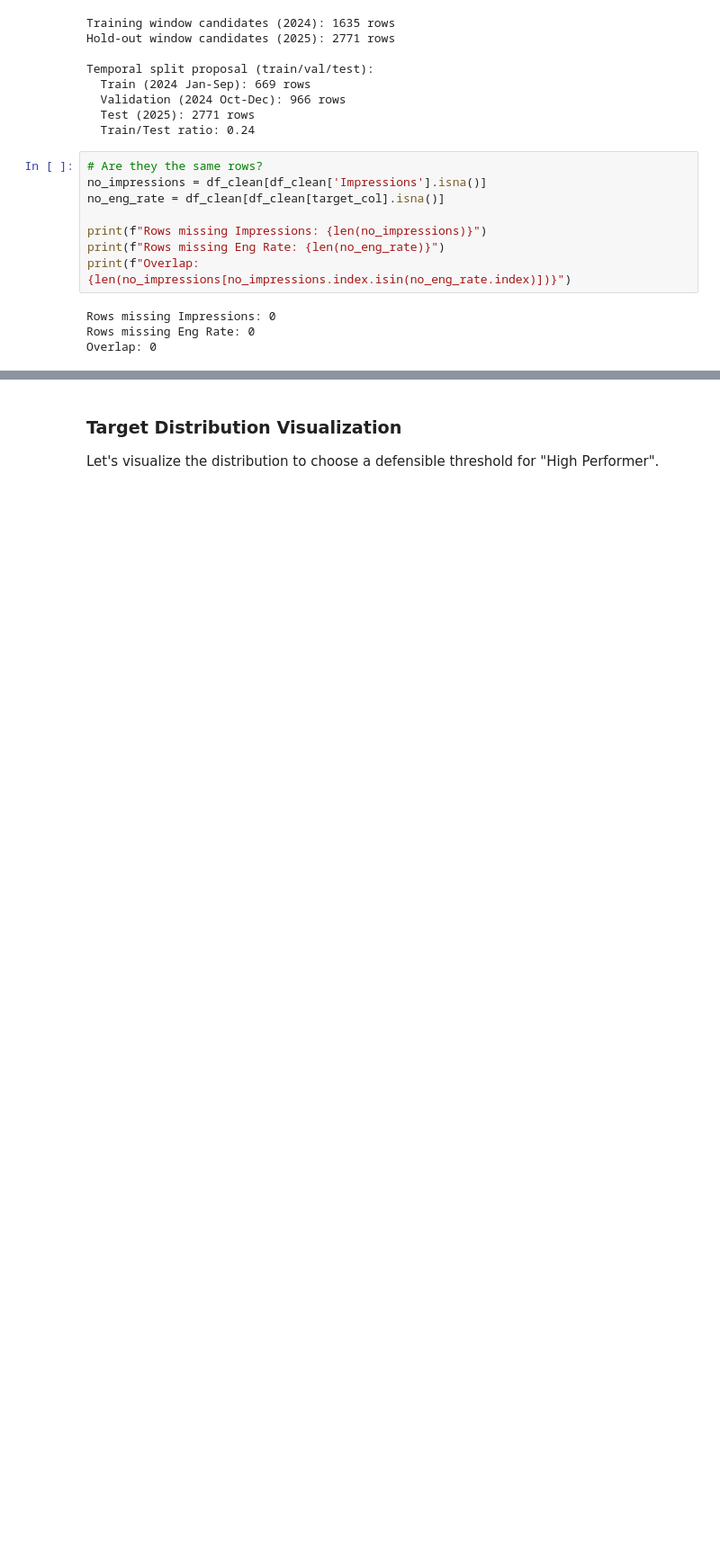
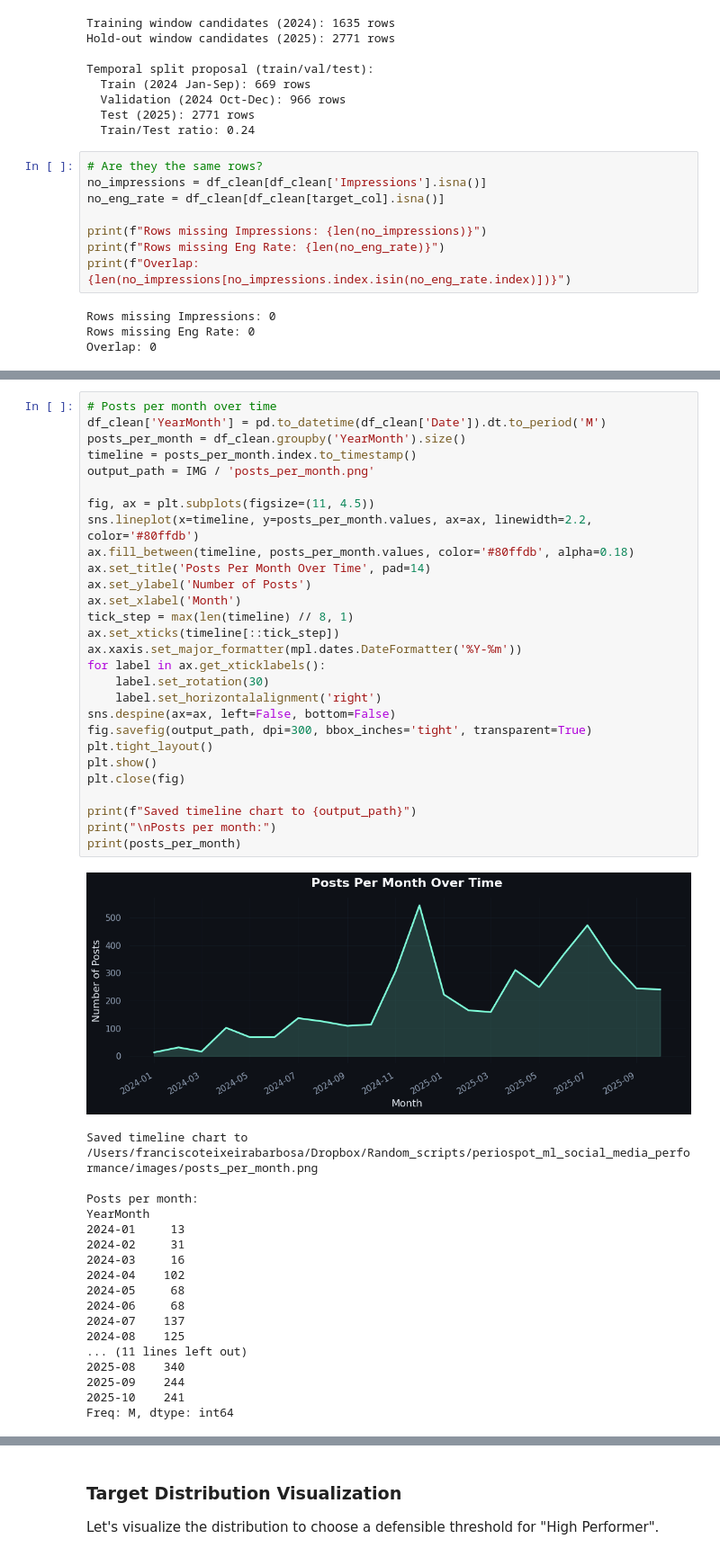
Before and after one commit to Tuminha/Periospot-ML-Social-Media-Performance-Predictor, a Jupyter notebook: notebooks/01_post_performance_binary.ipynb, the cells around one changed output, grey strips where cells are left out. Shown at 90% size. Saved outputs shown, nothing was run; the diff lists cells and outputs as text; blank space fills up the shorter version.

```diff
--- a/notebooks/01_post_performance_binary.ipynb
+++ b/notebooks/01_post_performance_binary.ipynb
@@ -410,0 +410,47 @@ Freq: M, dtype: int64
+# %%
+# Posts per month over time
+df_clean['YearMonth'] = pd.to_datetime(df_clean['Date']).dt.to_period('M')
+posts_per_month = df_clean.groupby('YearMonth').size()
+timeline = posts_per_month.index.to_timestamp()
+output_path = IMG / 'posts_per_month.png'
+
+fig, ax = plt.subplots(figsize=(11, 4.5))
+sns.lineplot(x=timeline, y=posts_per_month.values, ax=ax, linewidth=2.2, color='#80ffdb')
+ax.fill_between(timeline, posts_per_month.values, color='#80ffdb', alpha=0.18)
+ax.set_title('Posts Per Month Over Time', pad=14)
+ax.set_ylabel('Number of Posts')
+ax.set_xlabel('Month')
+tick_step = max(len(timeline) // 8, 1)
+ax.set_xticks(timeline[::tick_step])
+ax.xaxis.set_major_formatter(mpl.dates.DateFormatter('%Y-%m'))
+for label in ax.get_xticklabels():
+    label.set_rotation(30)
+    label.set_horizontalalignment('right')
+sns.despine(ax=ax, left=False, bottom=False)
+fig.savefig(output_path, dpi=300, bbox_inches='tight', transparent=True)
+plt.tight_layout()
+plt.show()
+plt.close(fig)
+
+print(f"Saved timeline chart to {output_path}")
+print("\nPosts per month:")
+print(posts_per_month)
+# %% [output]
+[figure, added]
+Saved timeline chart to /Users/franciscoteixeirabarbosa/Dropbox/Random_scripts/periospot_ml_social_media_performance/images/posts_per_month.png
+
+Posts per month:
+YearMonth
+2024-01     13
+2024-02     31
+2024-03     16
+2024-04    102
+2024-05     68
+2024-06     68
+2024-07    137
+2024-08    125
+... (11 lines left out)
+2025-08    340
+2025-09    244
+2025-10    241
+Freq: M, dtype: int64
```
Also changed, not shown: parts of 15 cells of this notebook, 8 other files.
